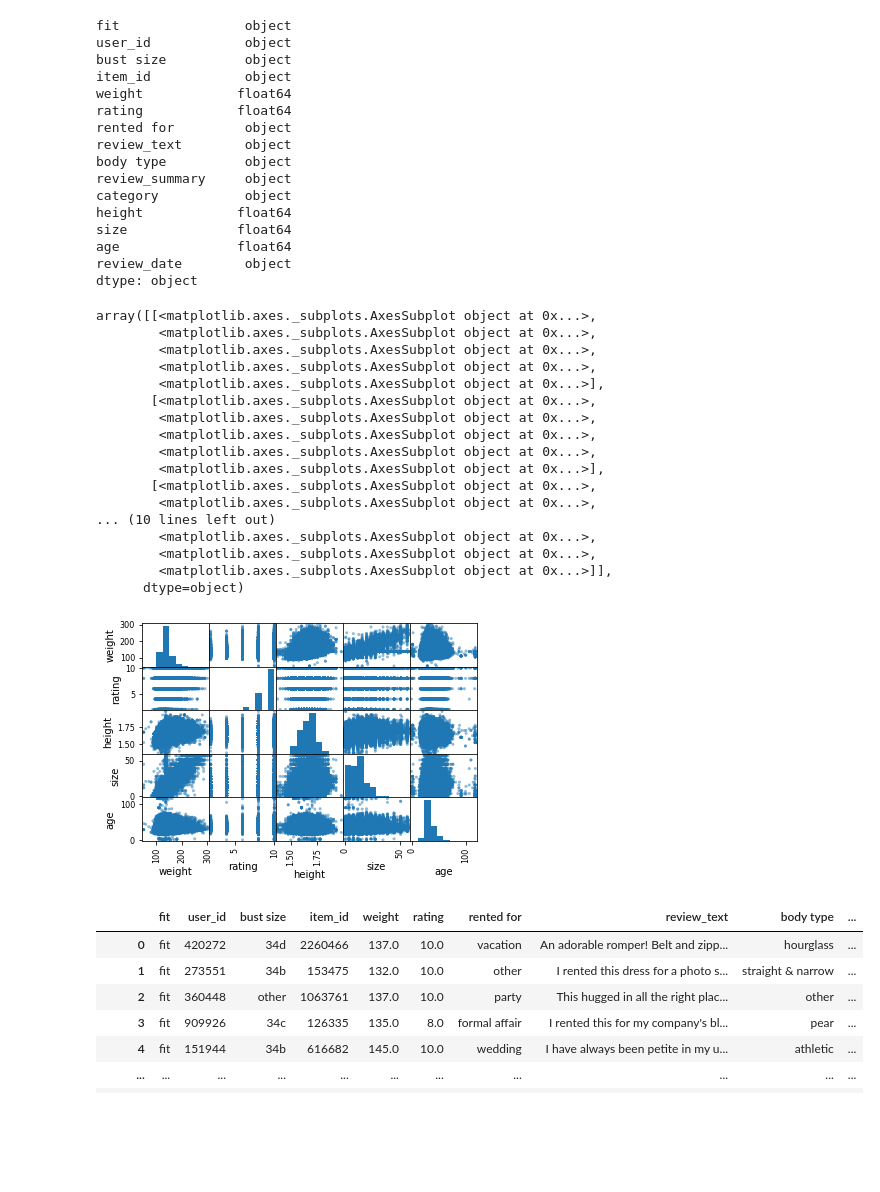
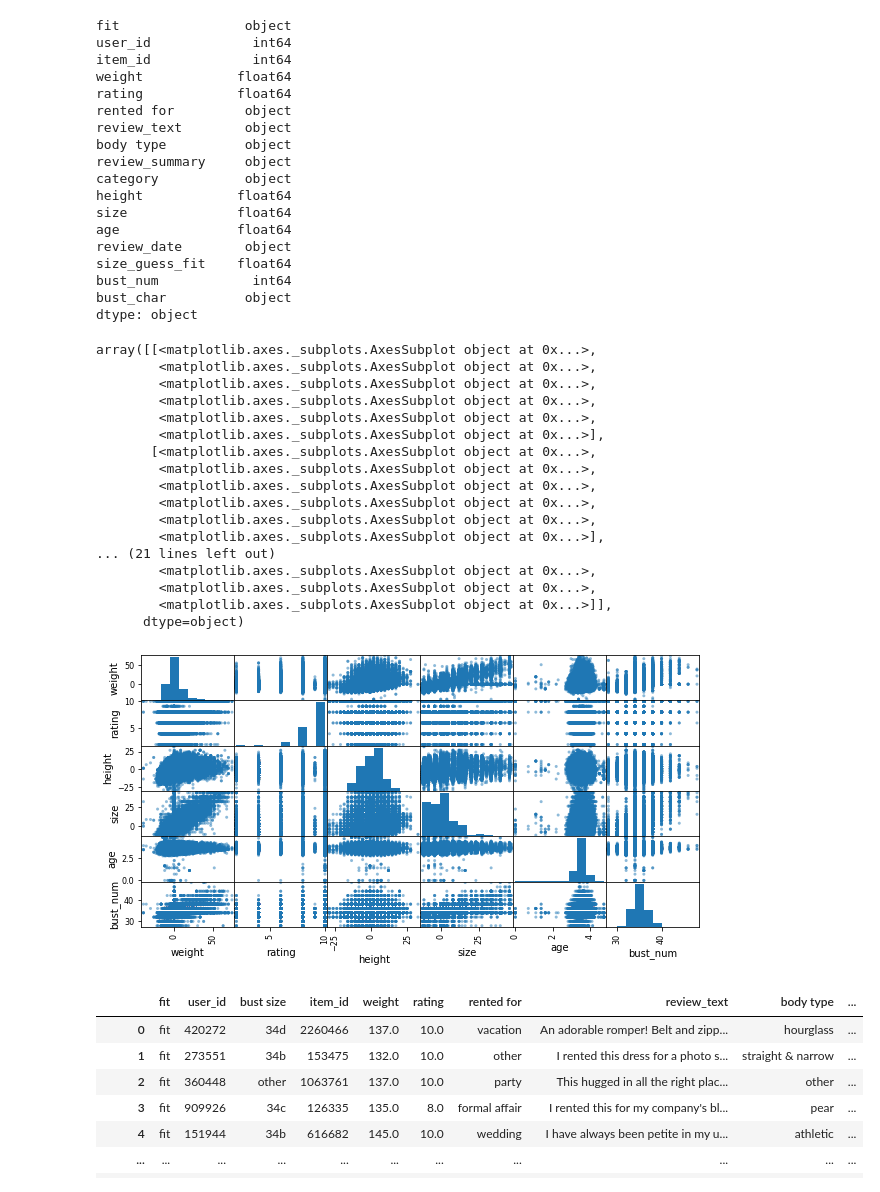
Before and after one commit to Kennnnn774/clothing-fit-classification, a Jupyter notebook: EDA.ipynb, the cells around one changed output. Cells and saved outputs as stored; diff of their text form; code cells hidden in the pictures; blank space fills up the shorter version.

Commit message:
update cleaning, create eda

```diff
--- a/EDA.ipynb
+++ b/EDA.ipynb
@@ -43,2 +12,2 @@ rent.age = rent.age.apply(convert_age).fillna(34)
 # %%
-rent.to_csv('clean.csv', index=False, encoding="utf8")
+rent = pd.read_csv('clean.csv')
@@ -48,9 +56,8 @@ UnicodeEncodeError: 'utf-8' codec can't encode characters in position 486-487: s
 rent.dtypes
 # %% [output]
 fit                object
-user_id            object
-bust size          object
-item_id            object
+user_id             int64
+item_id             int64
 weight            float64
 rating            float64
 rented for         object
@@ -62,28 +69,31 @@ height            float64
 size              float64
 age               float64
 review_date        object
+size_guess_fit    float64
+bust_num            int64
+bust_char          object
 dtype: object
 # %%
-pd.plotting.scatter_matrix(rent[['weight', 'rating', 'height', 'size', 'age']])
+pd.plotting.scatter_matrix(rent[['weight', 'rating', 'height', 'size', 'age', 'bust_num']], figsize=(10, 5))
 # %% [output]
 array([[<matplotlib.axes._subplots.AxesSubplot object at 0x...>,
+        <matplotlib.axes._subplots.AxesSubplot object at 0x...>,
         <matplotlib.axes._subplots.AxesSubplot object at 0x...>,
         <matplotlib.axes._subplots.AxesSubplot object at 0x...>,
         <matplotlib.axes._subplots.AxesSubplot object at 0x...>,
         <matplotlib.axes._subplots.AxesSubplot object at 0x...>],
        [<matplotlib.axes._subplots.AxesSubplot object at 0x...>,
         <matplotlib.axes._subplots.AxesSubplot object at 0x...>,
         <matplotlib.axes._subplots.AxesSubplot object at 0x...>,
         <matplotlib.axes._subplots.AxesSubplot object at 0x...>,
+        <matplotlib.axes._subplots.AxesSubplot object at 0x...>,
         <matplotlib.axes._subplots.AxesSubplot object at 0x...>],
-       [<matplotlib.axes._subplots.AxesSubplot object at 0x...>,
-        <matplotlib.axes._subplots.AxesSubplot object at 0x...>,
-... (10 lines left out)
+... (21 lines left out)
         <matplotlib.axes._subplots.AxesSubplot object at 0x...>,
         <matplotlib.axes._subplots.AxesSubplot object at 0x...>,
         <matplotlib.axes._subplots.AxesSubplot object at 0x...>]],
       dtype=object)
-[figure, old version]
+[figure, new version]
 # %%
 rent
 # %% [output]
```
Also changed, not shown: parts of 4 cells of this notebook, 2 other files.
